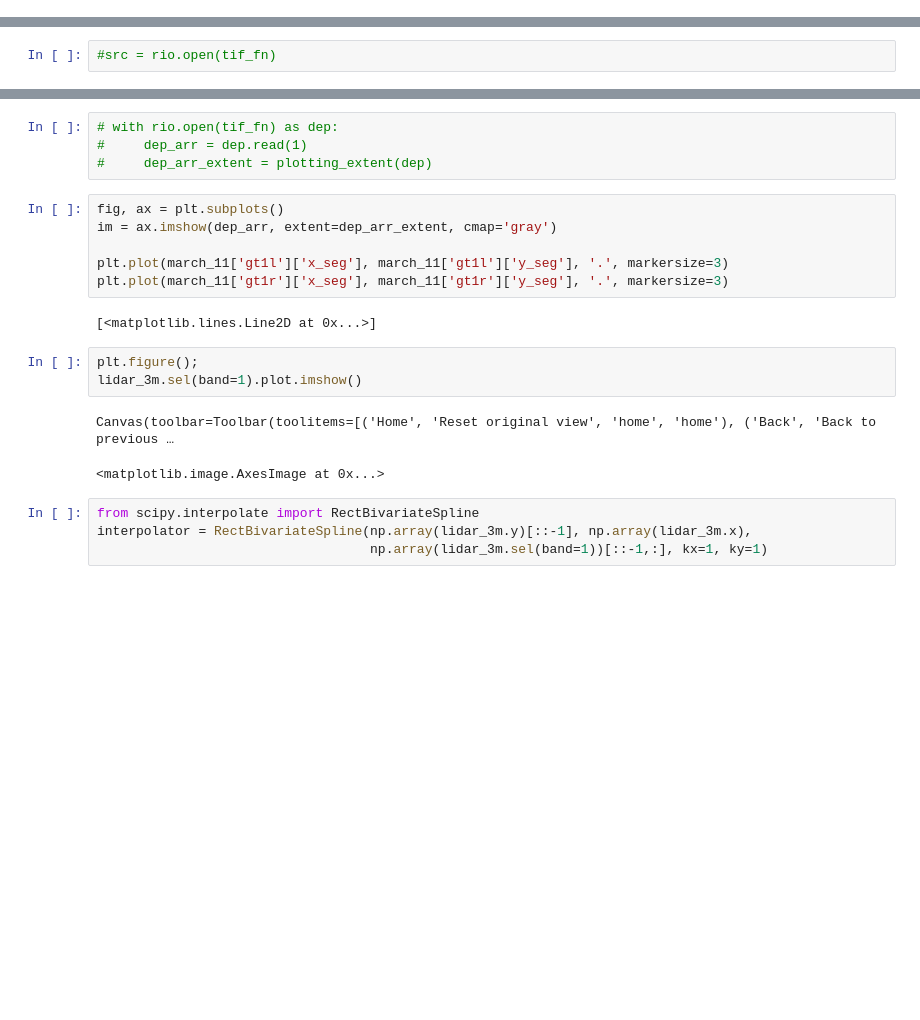
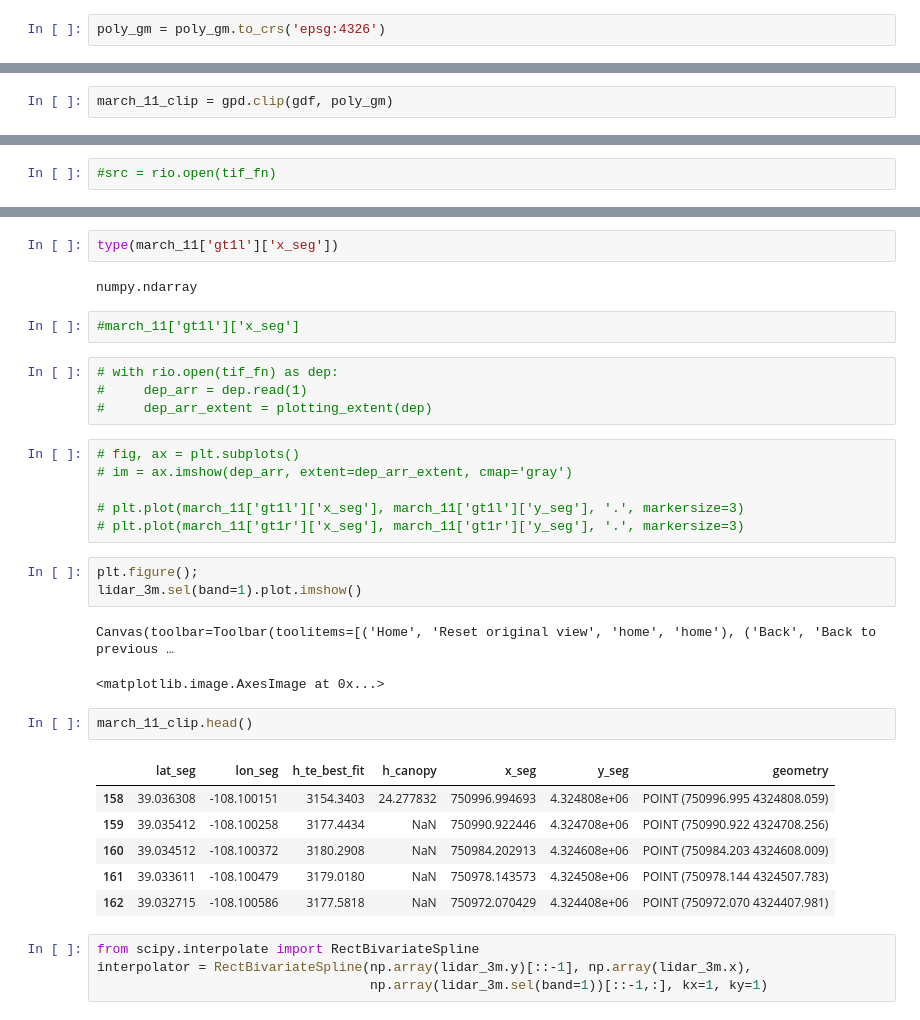
Before and after one commit to snowex-hackweek/Space_Lasers, a Jupyter notebook: notebooks/HB_read_ATL08_for_GM.ipynb, the cells around one changed output, grey strips where cells are left out. Saved outputs shown, nothing was run; the diff lists cells and outputs as text; blank space fills up the shorter version.

```diff
--- a/notebooks/HB_read_ATL08_for_GM.ipynb
+++ b/notebooks/HB_read_ATL08_for_GM.ipynb
@@ -50,0 +89,2 @@ latlims=[np.min(corners_lon), np.max(corners_lon)]
+# %%
+poly_gm = poly_gm.to_crs('epsg:4326')
@@ -147,3 +213,5 @@ march_11 = D08['2020-03-11','1156']
+# %%
+march_11_clip = gpd.clip(gdf, poly_gm)
 # %%
 # feb_12 = D08['2020-02-12','0737']
 # feb_12
@@ -240,21 +311,34 @@ lidar_3m = lidar_3m.where(lidar_3m>0)
+# %%
+type(march_11['gt1l']['x_seg'])
+# %% [output]
+numpy.ndarray
+# %%
+#march_11['gt1l']['x_seg']
 # %%
 # with rio.open(tif_fn) as dep:
 #     dep_arr = dep.read(1)
 #     dep_arr_extent = plotting_extent(dep)
 # %%
-fig, ax = plt.subplots()
-im = ax.imshow(dep_arr, extent=dep_arr_extent, cmap='gray')
+# fig, ax = plt.subplots()
+# im = ax.imshow(dep_arr, extent=dep_arr_extent, cmap='gray')
 
-plt.plot(march_11['gt1l']['x_seg'], march_11['gt1l']['y_seg'], '.', markersize=3)
-plt.plot(march_11['gt1r']['x_seg'], march_11['gt1r']['y_seg'], '.', markersize=3)
+# plt.plot(march_11['gt1l']['x_seg'], march_11['gt1l']['y_seg'], '.', markersize=3)
+# plt.plot(march_11['gt1r']['x_seg'], march_11['gt1r']['y_seg'], '.', markersize=3)
-# %% [output]
-[<matplotlib.lines.Line2D at 0x...>]
 # %%
 plt.figure();
 lidar_3m.sel(band=1).plot.imshow()
 # %% [output]
 Canvas(toolbar=Toolbar(toolitems=[('Home', 'Reset original view', 'home', 'home'), ('Back', 'Back to previous …
 <matplotlib.image.AxesImage at 0x...>
+# %%
+march_11_clip.head()
+# %% [output]
+|  | lat_seg | lon_seg | h_te_best_fit | h_canopy | x_seg | y_seg | geometry |
+| 158 | 39.036308 | -108.100151 | 3154.3403 | 24.277832 | 750996.994693 | 4.324808e+06 | POINT (750996.995 4324808.059) |
+| 159 | 39.035412 | -108.100258 | 3177.4434 | NaN | 750990.922446 | 4.324708e+06 | POINT (750990.922 4324708.256) |
+| 160 | 39.034512 | -108.100372 | 3180.2908 | NaN | 750984.202913 | 4.324608e+06 | POINT (750984.203 4324608.009) |
+| 161 | 39.033611 | -108.100479 | 3179.0180 | NaN | 750978.143573 | 4.324508e+06 | POINT (750978.144 4324507.783) |
+| 162 | 39.032715 | -108.100586 | 3177.5818 | NaN | 750972.070429 | 4.324408e+06 | POINT (750972.070 4324407.981) |
 # %%
 from scipy.interpolate import RectBivariateSpline
 interpolator = RectBivariateSpline(np.array(lidar_3m.y)[::-1], np.array(lidar_3m.x),
```
Also changed, not shown: parts of 50 cells of this notebook.
